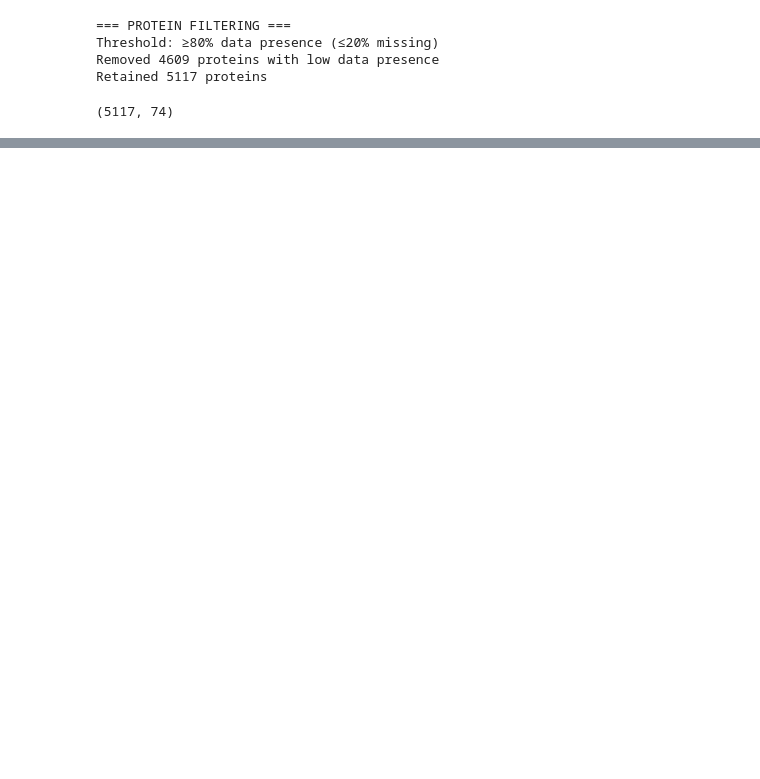
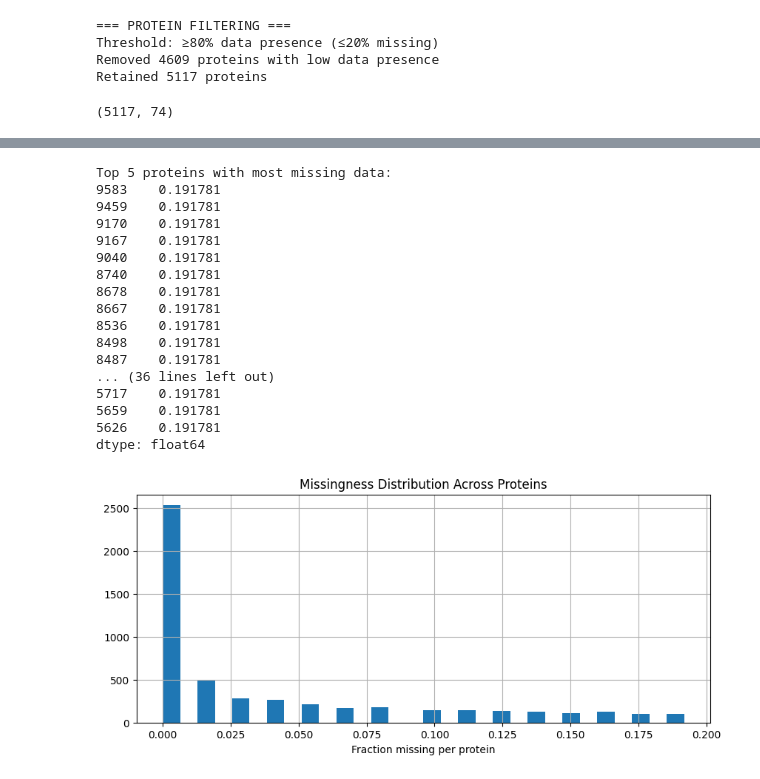
Before and after one commit to paulaliv/AAA_project, a Jupyter notebook: Tissue_preprocessing.ipynb, the cells around one changed output, grey strips where cells are left out. Drawn from its saved outputs; the diff is of its cells as text; code cells hidden in the pictures; blank space fills up the shorter version.

```diff
--- a/Tissue_preprocessing.ipynb
+++ b/Tissue_preprocessing.ipynb
@@ -280,0 +392,30 @@ final_expression_PTPR.shape
+# %%
+protein_missingness = final_expression_PTPR.iloc[:, 1:].isnull().mean(axis=1)
+print("\nTop 5 proteins with most missing data:")
+print(protein_missingness.sort_values(ascending=False).head(50))
+
+# Visualize
+plt.figure(figsize=(10,4))
+protein_missingness.hist(bins=30)
+plt.title("Missingness Distribution Across Proteins")
+plt.xlabel("Fraction missing per protein")
+plt.show()
+# %% [output]
+Top 5 proteins with most missing data:
+9583    0.191781
+9459    0.191781
+9170    0.191781
+9167    0.191781
+9040    0.191781
+8740    0.191781
+8678    0.191781
+8667    0.191781
+8536    0.191781
+8498    0.191781
+8487    0.191781
+... (36 lines left out)
+5717    0.191781
+5659    0.191781
+5626    0.191781
+dtype: float64
+[figure, added]
```
Also changed, not shown: parts of 22 cells of this notebook, 2 other files.
